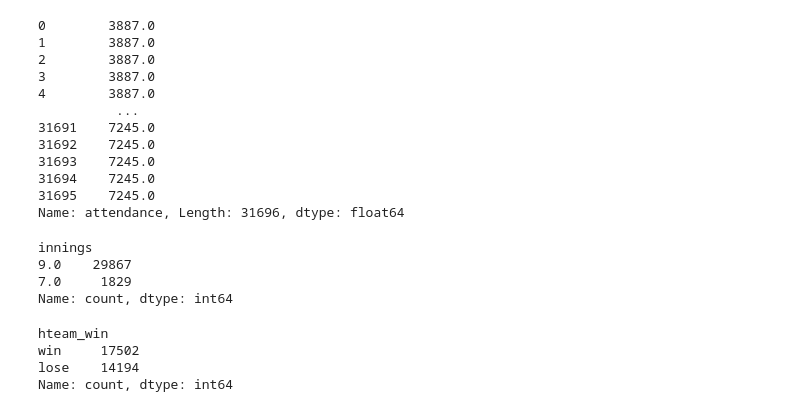
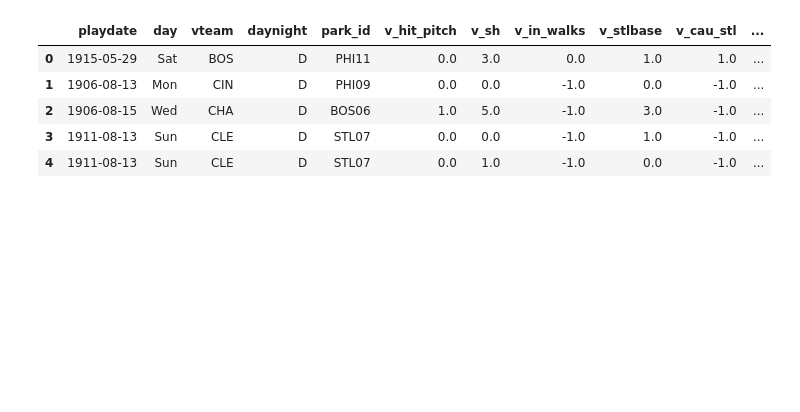
Before and after one commit to ScientificSam/Capstone, a Jupyter notebook: Notebooks/baseball.ipynb, the cells around one changed output. Saved outputs shown, nothing was run; the diff lists cells and outputs as text; code cells hidden in the pictures; blank space fills up the shorter version.

```diff
--- a/Notebooks/baseball.ipynb
+++ b/Notebooks/baseball.ipynb
@@ -91,25 +96,14 @@ df['daynight'].replace('', 'day', inplace=True)
 # %%
 #df.convert_dtypes()
 # %%
-df['attendance']
+#df.reset_index()
-# %% [output]
-0        3887.0
-1        3887.0
-2        3887.0
-3        3887.0
-4        3887.0
-          ...
-31691    7245.0
-31692    7245.0
-31693    7245.0
-31694    7245.0
-31695    7245.0
-Name: attendance, Length: 31696, dtype: float64
 # %%
-df['innings'].value_counts()
+df.head()
 # %% [output]
-innings
-9.0    29867
-7.0     1829
-Name: count, dtype: int64
+|  | playdate | day | vteam | daynight | park_id | v_hit_pitch | v_sh | v_in_walks | v_stlbase | v_cau_stl | ... |
+| 0 | 1915-05-29 | Sat | BOS | D | PHI11 | 0.0 | 3.0 | 0.0 | 1.0 | 1.0 | ... |
+| 1 | 1906-08-13 | Mon | CIN | D | PHI09 | 0.0 | 0.0 | -1.0 | 0.0 | -1.0 | ... |
+| 2 | 1906-08-15 | Wed | CHA | D | BOS06 | 1.0 | 5.0 | -1.0 | 3.0 | -1.0 | ... |
+| 3 | 1911-08-13 | Sun | CLE | D | STL07 | 0.0 | 0.0 | -1.0 | 1.0 | -1.0 | ... |
+| 4 | 1911-08-13 | Sun | CLE | D | STL07 | 0.0 | 1.0 | -1.0 | 0.0 | -1.0 | ... |
 # %%
@@ -117,7 +111,2 @@ df['hteam_win'] = np.where(df['hometeam'].eq(df['wteam']), "win", "lose")
 # %%
-df['hteam_win'].value_counts()
+#df['hteam_win'].value_counts()
-# %% [output]
-hteam_win
-win     17502
-lose    14194
-Name: count, dtype: int64
```
Also changed, not shown: parts of 26 cells of this notebook.
